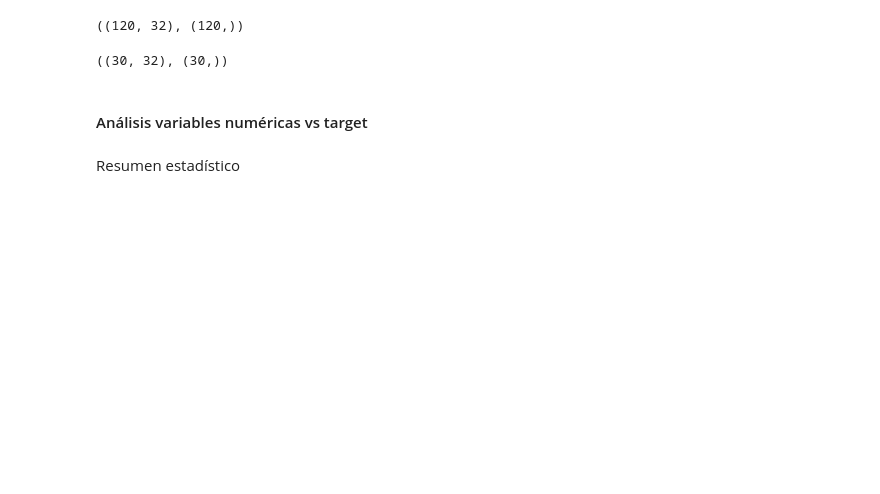
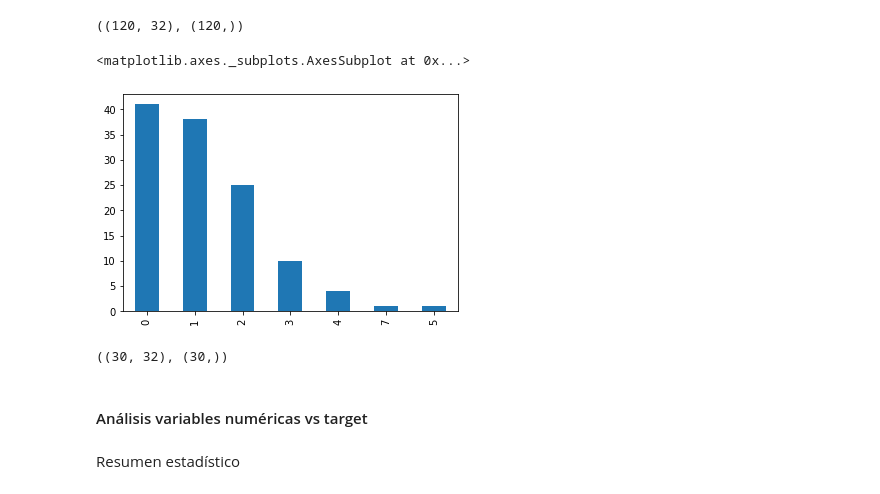
Before and after one commit to mmejiam-eafit/ms_datascience_ec1209_competition, a Jupyter notebook: camilo/Counts 2 - Hybrid Recursive Feature Selection - LassoLars - REVISAR.ipynb, the cells around one changed output. Drawn from its saved outputs; the diff is of its cells as text; code cells hidden in the pictures; blank space fills up the shorter version.

```diff
--- a/camilo/Counts 2 - Hybrid Recursive Feature Selection - LassoLars - REVISAR.ipynb
+++ b/camilo/Counts 2 - Hybrid Recursive Feature Selection - LassoLars - REVISAR.ipynb
@@ -29,6 +29,11 @@ Y_train=train['yC']
 X_train.shape, Y_train.shape
 # %% [output]
 ((120, 32), (120,))
+# %%
+Y_train.value_counts().plot.bar()
+# %% [output]
+<matplotlib.axes._subplots.AxesSubplot at 0x...>
+[figure, added]
 # %%
 test=pd.read_csv("./data/test/datacountstudents_test.csv")
 test=test.drop(['id'], axis=1)
```
Also changed, not shown: 5 other files.
